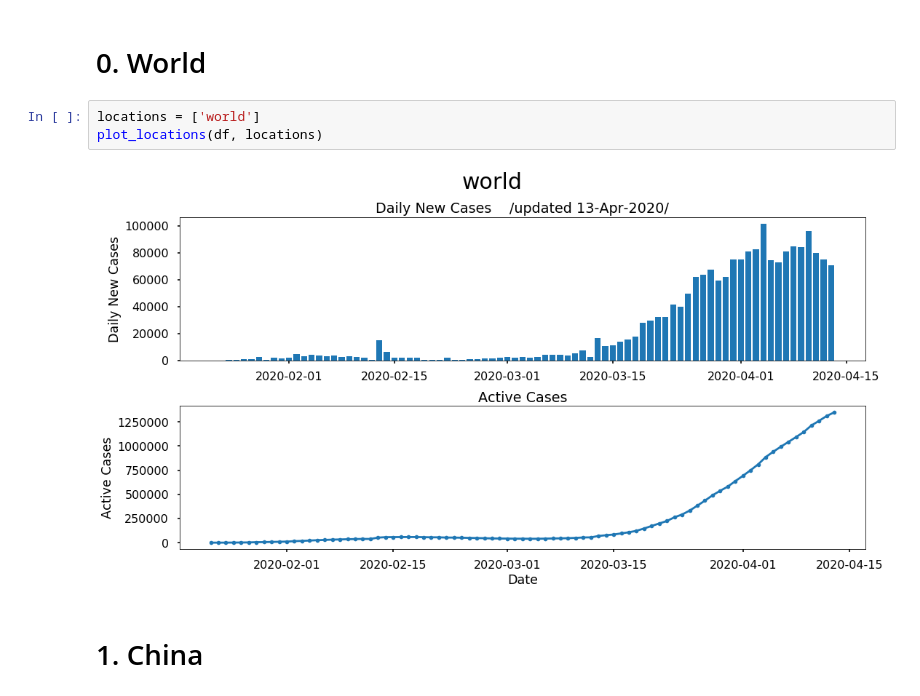
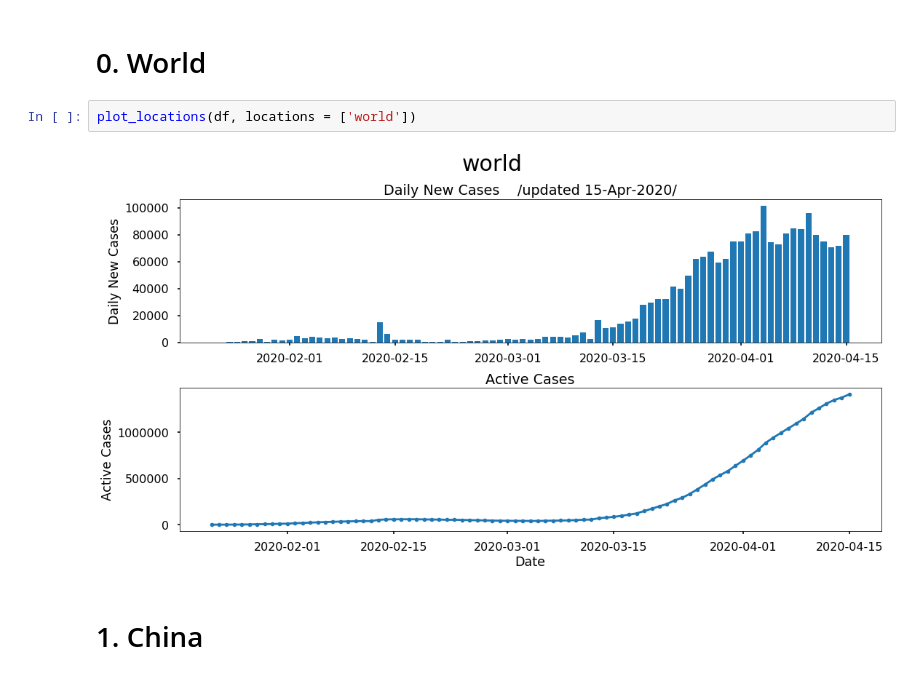
Before and after one commit to vadimvvlasov/Analyzing-Coronavirus-Covid-19, a Jupyter notebook: CovID.ipynb, the cells around one changed output. Saved outputs shown, nothing was run; the diff lists cells and outputs as text.

```diff
--- a/CovID.ipynb
+++ b/CovID.ipynb
@@ -7,10 +7,9 @@ Data refreshed after 24 hrs.
 from utils import *
 # %% [markdown]
 # 0. World
-# %%
-locations = ['world']
-plot_locations(df, locations)
-# %% [output]
-[figure, removed]
+# %%
+plot_locations(df, locations = ['world'])
+# %% [output]
+[figure, added]
 # %% [markdown]
 # 1. China
```
Also changed, not shown: parts of 7 cells of this notebook, 2 other files.
